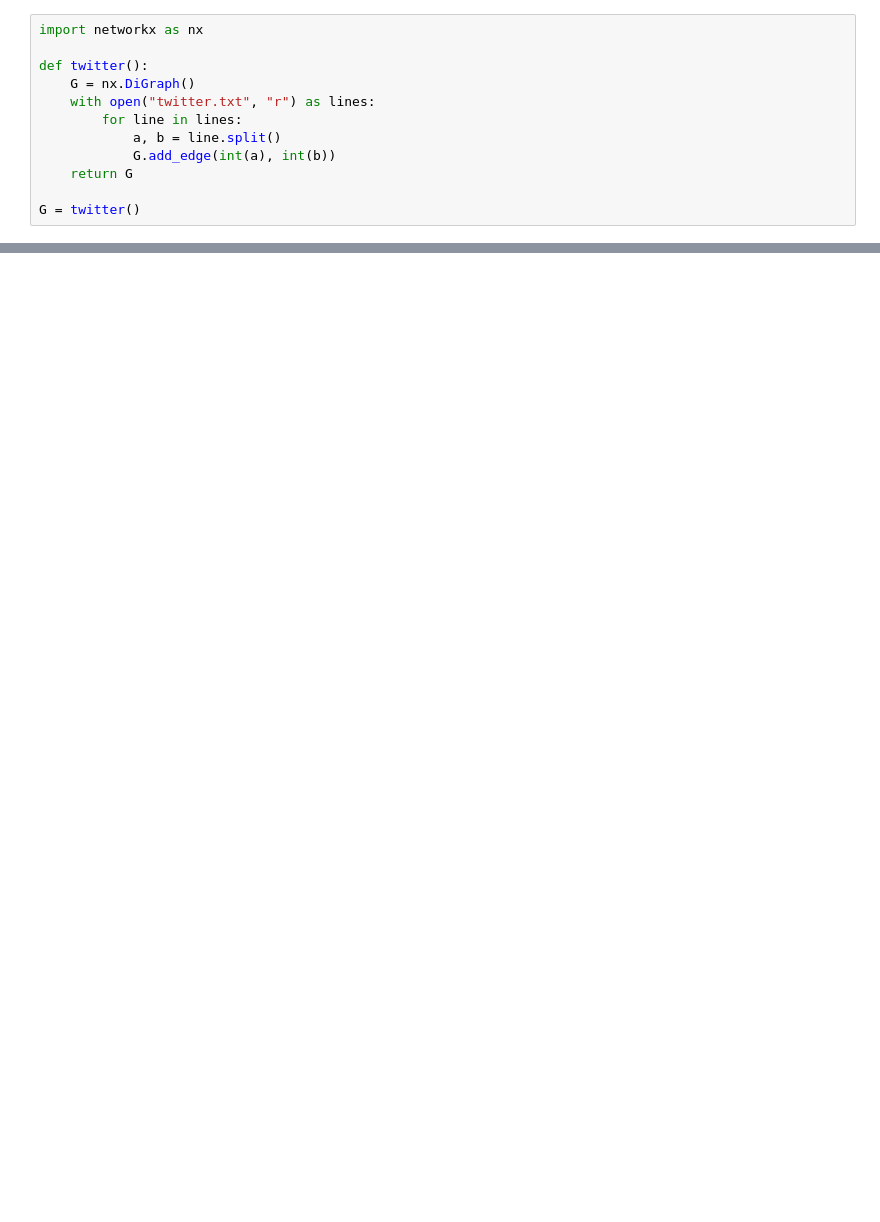
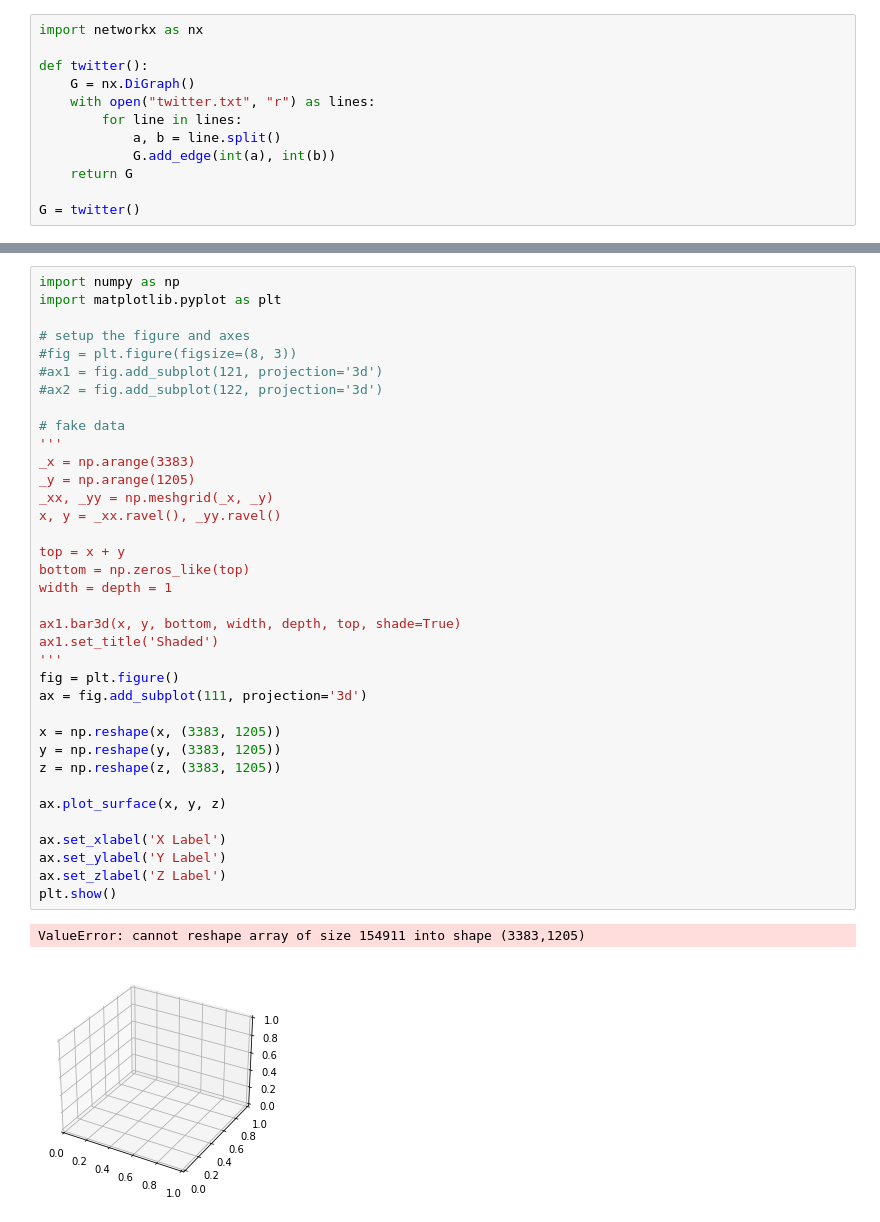
Before and after one commit to mbombek/ina_project, a Jupyter notebook: runner.ipynb, the cells around one changed output, grey strips where cells are left out. Cells and saved outputs as stored; diff of their text form; blank space fills up the shorter version.

```diff
--- a/runner.ipynb
+++ b/runner.ipynb
@@ -75,0 +156,39 @@ print(
+# %%
+import numpy as np
+import matplotlib.pyplot as plt
+
+# setup the figure and axes
+#fig = plt.figure(figsize=(8, 3))
+#ax1 = fig.add_subplot(121, projection='3d')
+#ax2 = fig.add_subplot(122, projection='3d')
+
+# fake data
+'''
+_x = np.arange(3383)
+_y = np.arange(1205)
+_xx, _yy = np.meshgrid(_x, _y)
+x, y = _xx.ravel(), _yy.ravel()
+
+top = x + y
+bottom = np.zeros_like(top)
+width = depth = 1
+
+ax1.bar3d(x, y, bottom, width, depth, top, shade=True)
+ax1.set_title('Shaded')
+'''
+fig = plt.figure()
+ax = fig.add_subplot(111, projection='3d')
+
+x = np.reshape(x, (3383, 1205))
+y = np.reshape(y, (3383, 1205))
+z = np.reshape(z, (3383, 1205))
+
+ax.plot_surface(x, y, z)
+
+ax.set_xlabel('X Label')
+ax.set_ylabel('Y Label')
+ax.set_zlabel('Z Label')
+plt.show()
+# %% [output]
+ValueError: cannot reshape array of size 154911 into shape (3383,1205)
+[figure, added]
```
Also changed, not shown: parts of 9 cells of this notebook.
